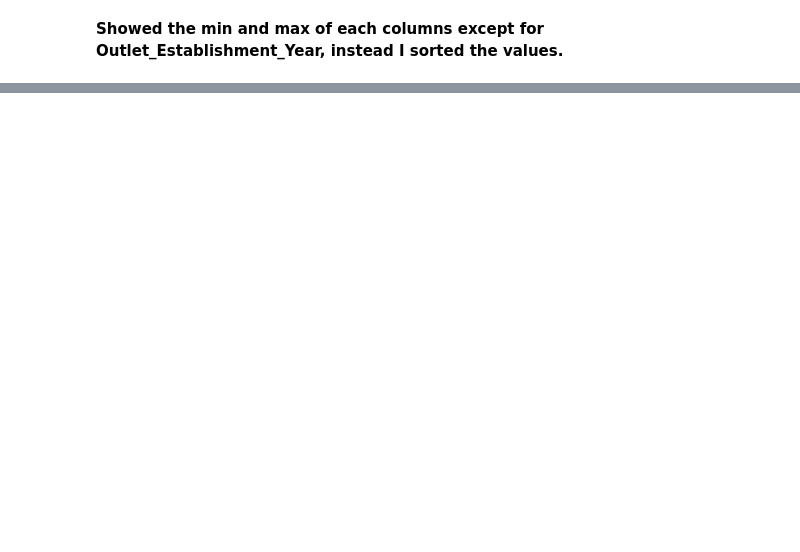
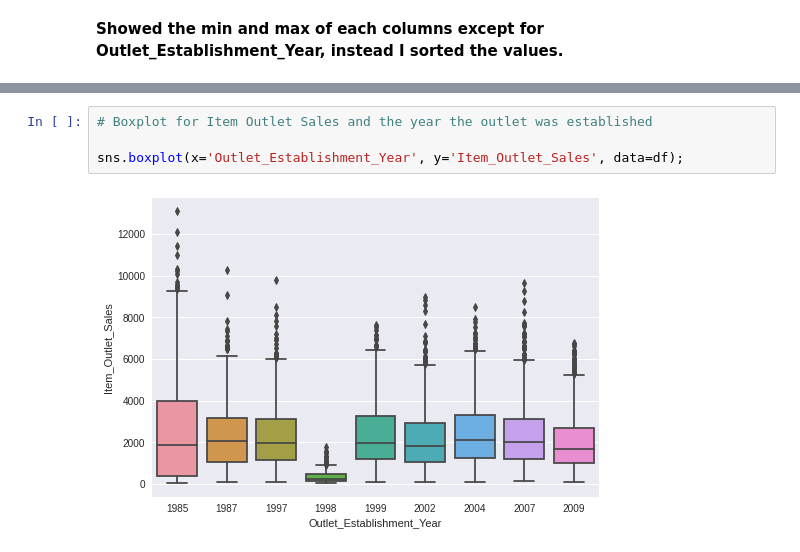
Before and after one commit to amltago/sales_prediction, a Jupyter notebook: Sales.ipynb, the cells around one changed output, grey strips where cells are left out. Cells and saved outputs as stored; diff of their text form; blank space fills up the shorter version.

```diff
--- a/Sales.ipynb
+++ b/Sales.ipynb
@@ -444,0 +669,6 @@ Max 13086.9648
+# %%
+# Boxplot for Item Outlet Sales and the year the outlet was established
+
+sns.boxplot(x='Outlet_Establishment_Year', y='Item_Outlet_Sales', data=df);
+# %% [output]
+[figure, added]
```
Also changed, not shown: parts of 38 cells of this notebook.
